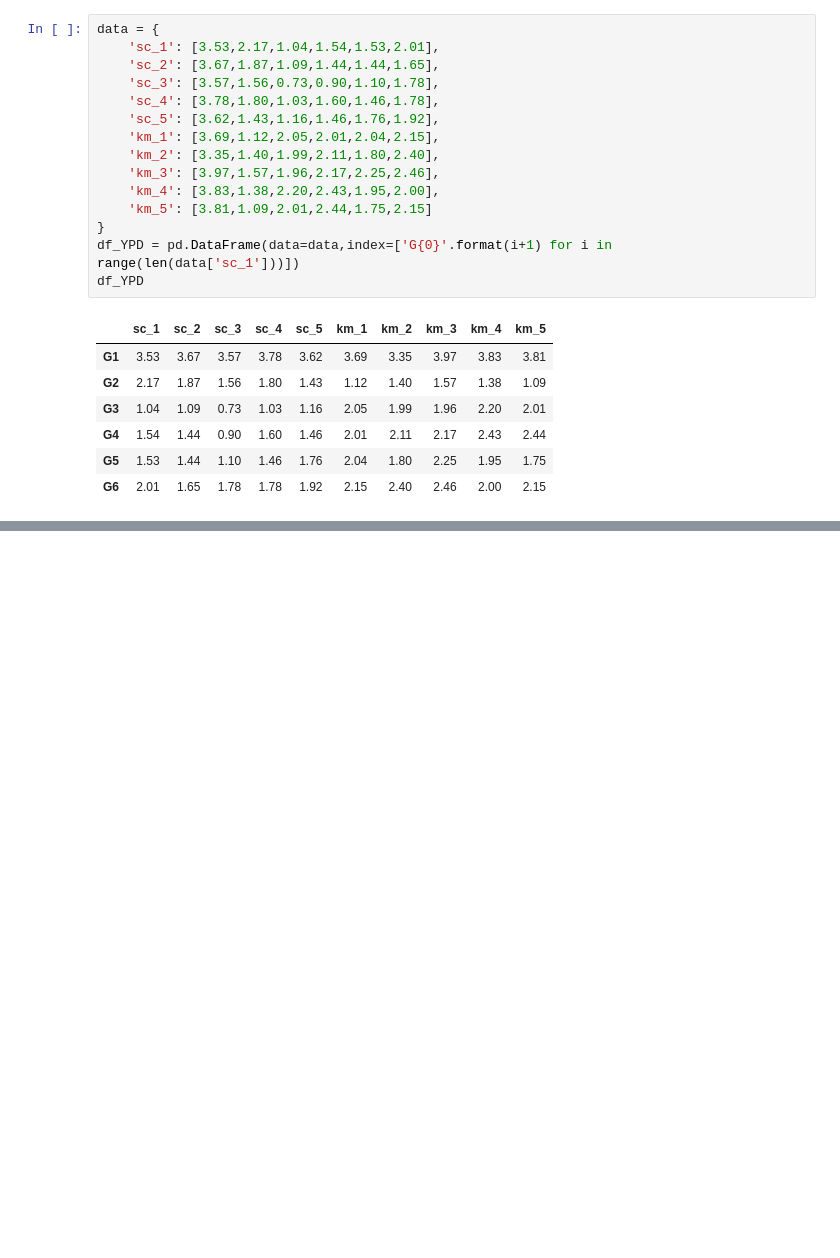
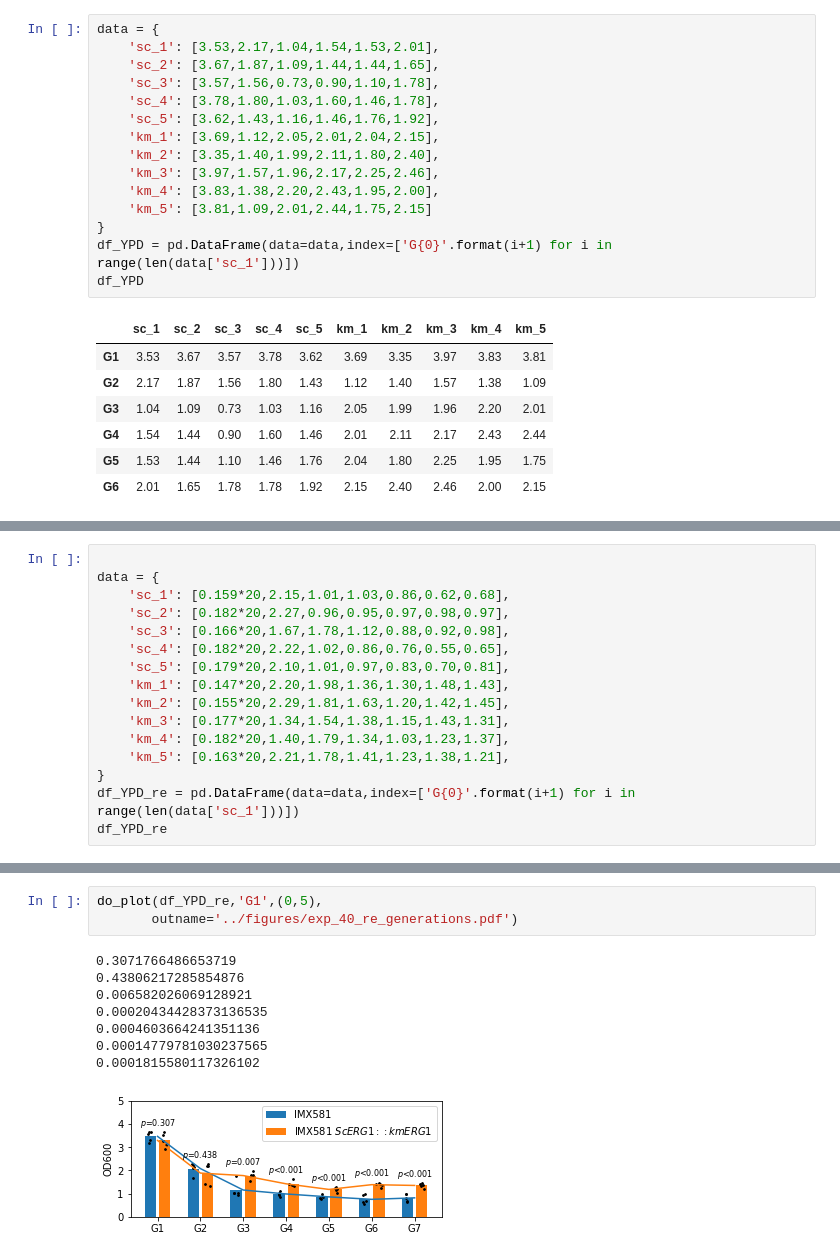
Before and after one commit to SysBioChalmers/BayesianGEM, a Jupyter notebook: code/expdata.ipynb, the cells around one changed output, grey strips where cells are left out. Drawn from its saved outputs; the diff is of its cells as text; blank space fills up the shorter version.

```diff
--- a/code/expdata.ipynb
+++ b/code/expdata.ipynb
@@ -108,0 +120,16 @@ do_plot(df_YPD,'G1',(0,5),
+# %%
+
+data = {
+    'sc_1': [0.159*20,2.15,1.01,1.03,0.86,0.62,0.68],
+    'sc_2': [0.182*20,2.27,0.96,0.95,0.97,0.98,0.97],
+    'sc_3': [0.166*20,1.67,1.78,1.12,0.88,0.92,0.98],
+    'sc_4': [0.182*20,2.22,1.02,0.86,0.76,0.55,0.65],
+    'sc_5': [0.179*20,2.10,1.01,0.97,0.83,0.70,0.81],
+    'km_1': [0.147*20,2.20,1.98,1.36,1.30,1.48,1.43],
+    'km_2': [0.155*20,2.29,1.81,1.63,1.20,1.42,1.45],
+    'km_3': [0.177*20,1.34,1.54,1.38,1.15,1.43,1.31],
+    'km_4': [0.182*20,1.40,1.79,1.34,1.03,1.23,1.37],
+    'km_5': [0.163*20,2.21,1.78,1.41,1.23,1.38,1.21],
+}
+df_YPD_re = pd.DataFrame(data=data,index=['G{0}'.format(i+1) for i in range(len(data['sc_1']))])
+df_YPD_re
@@ -108,0 +145,12 @@ do_plot(df_YPD,'G1',(0,5),
+# %%
+do_plot(df_YPD_re,'G1',(0,5),
+       outname='../figures/exp_40_re_generations.pdf')
+# %% [output]
+0.3071766486653719
+0.43806217285854876
+0.006582026069128921
+0.00020434428373136535
+0.0004603664241351136
+0.00014779781030237565
+0.0001815580117326102
+[figure, added]
```
Also changed, not shown: parts of 7 cells of this notebook.
